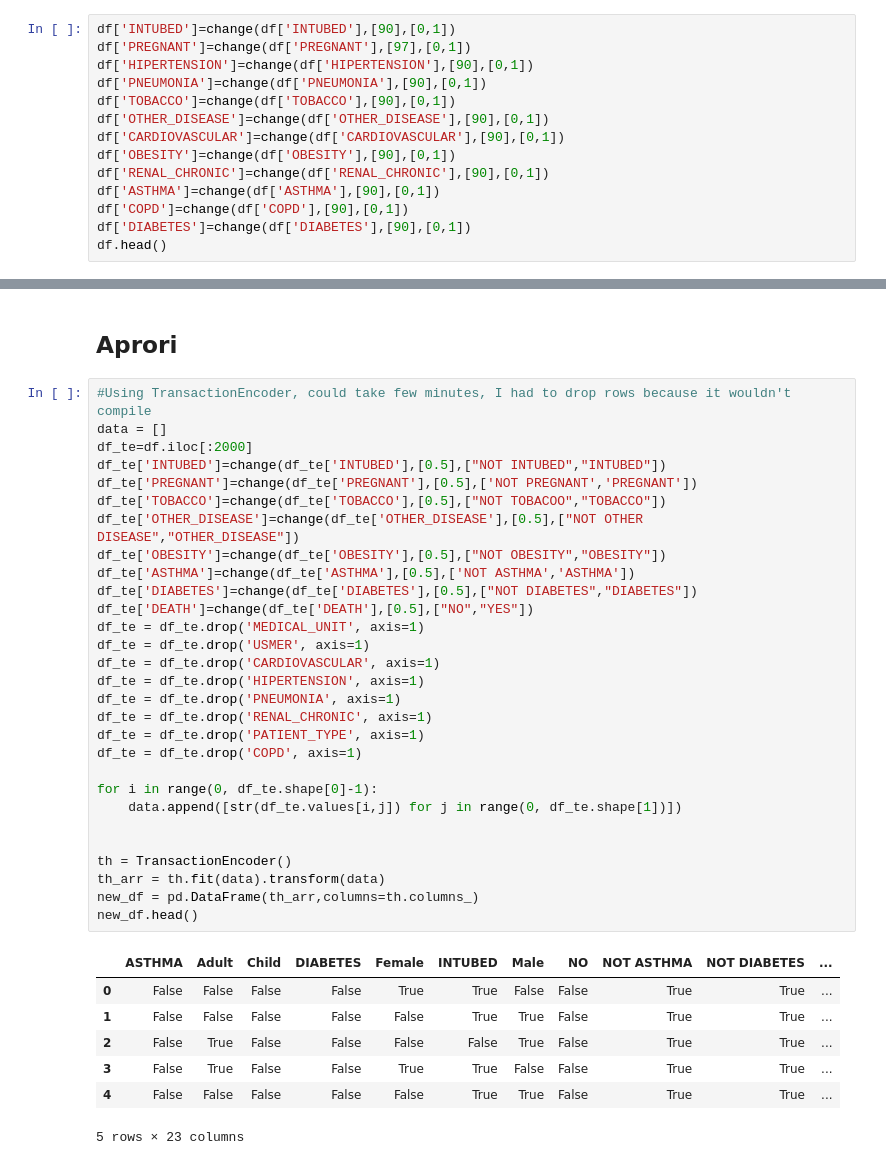
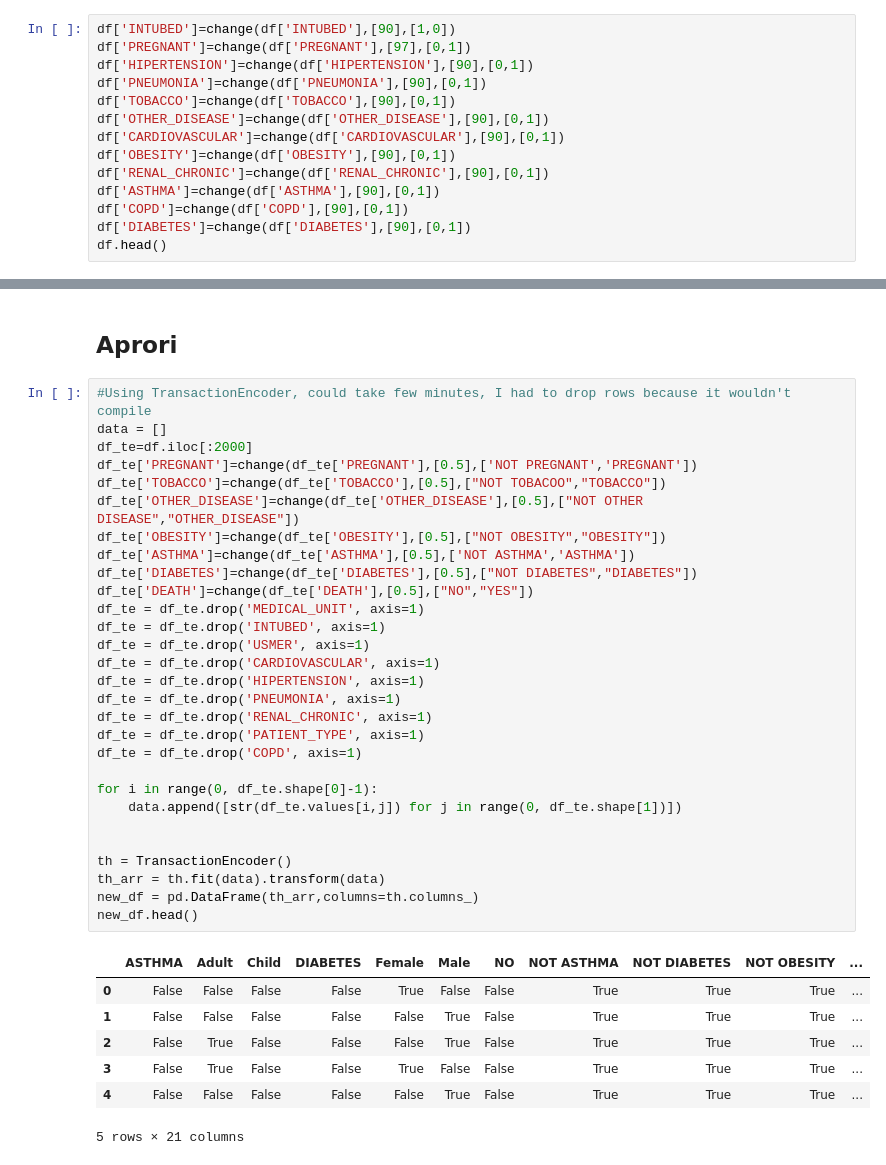
Before and after one commit to komolcia/Julia-Komorowska-Inteligencja-Obliczeniowa, a Jupyter notebook: projekt.ipynb, the cells around one changed output, grey strips where cells are left out. Saved outputs shown, nothing was run; the diff lists cells and outputs as text.

```diff
--- a/projekt.ipynb
+++ b/projekt.ipynb
@@ -85,7 +85,7 @@ def change(column,points,names=None):
     colCut= pd.cut(column,bins = [column.min()]+ points+[column.max()],labels=names,include_lowest=True)
     return colCut
 # %%
-df['INTUBED']=change(df['INTUBED'],[90],[0,1])
+df['INTUBED']=change(df['INTUBED'],[90],[1,0])
 df['PREGNANT']=change(df['PREGNANT'],[97],[0,1])
 df['HIPERTENSION']=change(df['HIPERTENSION'],[90],[0,1])
 df['PNEUMONIA']=change(df['PNEUMONIA'],[90],[0,1])
@@ -563,40 +559,40 @@ df.replace({"SEX": repSex},inplace=True)
 # %%
 #Using TransactionEncoder, could take few minutes, I had to drop rows because it wouldn't compile
 data = []
 df_te=df.iloc[:2000]
-df_te['INTUBED']=change(df_te['INTUBED'],[0.5],["NOT INTUBED","INTUBED"])
 df_te['PREGNANT']=change(df_te['PREGNANT'],[0.5],['NOT PREGNANT','PREGNANT'])
 df_te['TOBACCO']=change(df_te['TOBACCO'],[0.5],["NOT TOBACOO","TOBACCO"])
 df_te['OTHER_DISEASE']=change(df_te['OTHER_DISEASE'],[0.5],["NOT OTHER DISEASE","OTHER_DISEASE"])
 df_te['OBESITY']=change(df_te['OBESITY'],[0.5],["NOT OBESITY","OBESITY"])
 df_te['ASTHMA']=change(df_te['ASTHMA'],[0.5],['NOT ASTHMA','ASTHMA'])
 df_te['DIABETES']=change(df_te['DIABETES'],[0.5],["NOT DIABETES","DIABETES"])
 df_te['DEATH']=change(df_te['DEATH'],[0.5],["NO","YES"])
 df_te = df_te.drop('MEDICAL_UNIT', axis=1)
+df_te = df_te.drop('INTUBED', axis=1)
 df_te = df_te.drop('USMER', axis=1)
 df_te = df_te.drop('CARDIOVASCULAR', axis=1)
 df_te = df_te.drop('HIPERTENSION', axis=1)
 df_te = df_te.drop('PNEUMONIA', axis=1)
 df_te = df_te.drop('RENAL_CHRONIC', axis=1)
 df_te = df_te.drop('PATIENT_TYPE', axis=1)
 df_te = df_te.drop('COPD', axis=1)
 
 for i in range(0, df_te.shape[0]-1):
     data.append([str(df_te.values[i,j]) for j in range(0, df_te.shape[1])])
 
 
 th = TransactionEncoder()
 th_arr = th.fit(data).transform(data)
 new_df = pd.DataFrame(th_arr,columns=th.columns_)
 new_df.head()
 # %% [output]
-|  | ASTHMA | Adult | Child | DIABETES | Female | INTUBED | Male | NO | NOT ASTHMA | NOT DIABETES | ... |
-| 0 | False | False | False | False | True | True | False | False | True | True | ... |
-| 1 | False | False | False | False | False | True | True | False | True | True | ... |
-| 2 | False | True | False | False | False | False | True | False | True | True | ... |
-| 3 | False | True | False | False | True | True | False | False | True | True | ... |
-| 4 | False | False | False | False | False | True | True | False | True | True | ... |
+|  | ASTHMA | Adult | Child | DIABETES | Female | Male | NO | NOT ASTHMA | NOT DIABETES | NOT OBESITY | ... |
+| 0 | False | False | False | False | True | False | False | True | True | True | ... |
+| 1 | False | False | False | False | False | True | False | True | True | True | ... |
+| 2 | False | True | False | False | False | True | False | True | True | True | ... |
+| 3 | False | True | False | False | True | False | False | True | True | True | ... |
+| 4 | False | False | False | False | False | True | False | True | True | True | ... |
-5 rows × 23 columns
+5 rows × 21 columns
 # %%
 apr = apriori(new_df,min_support = 0.2, use_colnames = th.columns_)
 apr.head()
```
Also changed, not shown: parts of 13 cells of this notebook.
